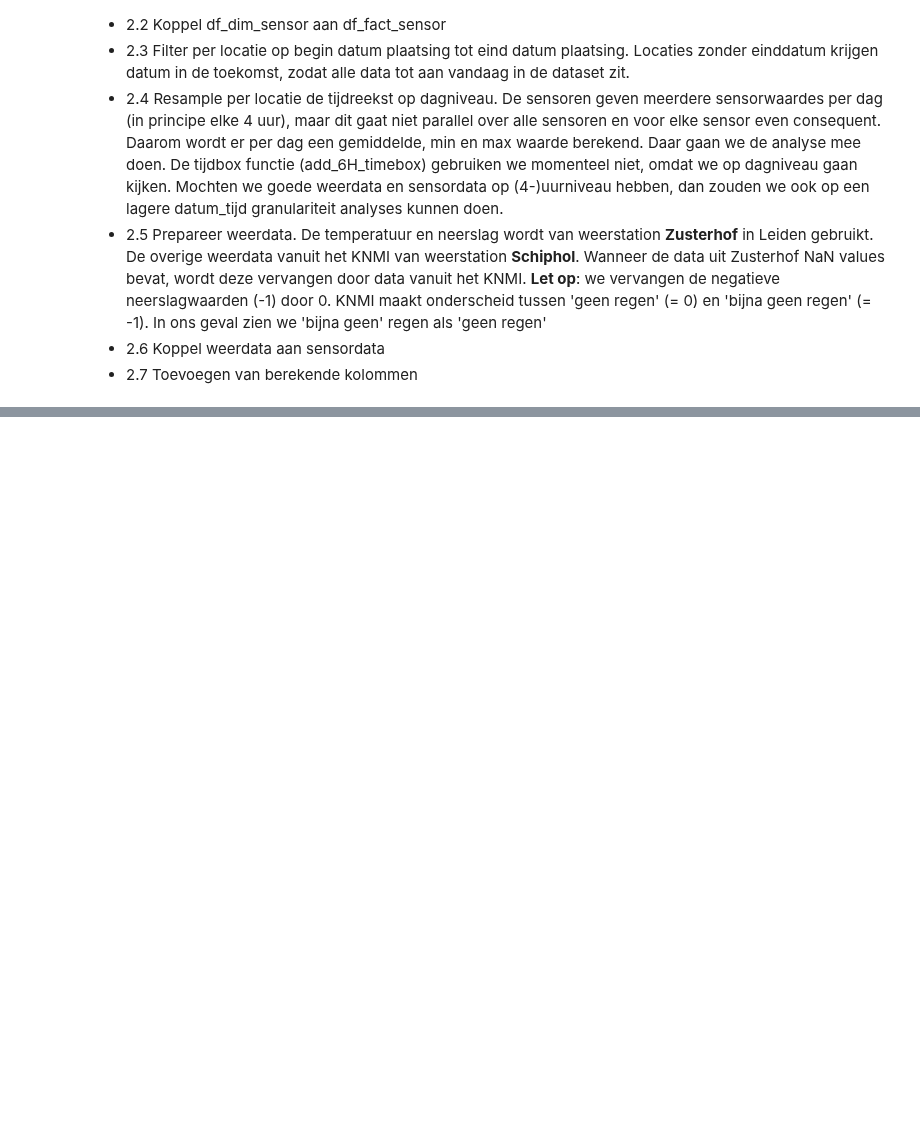
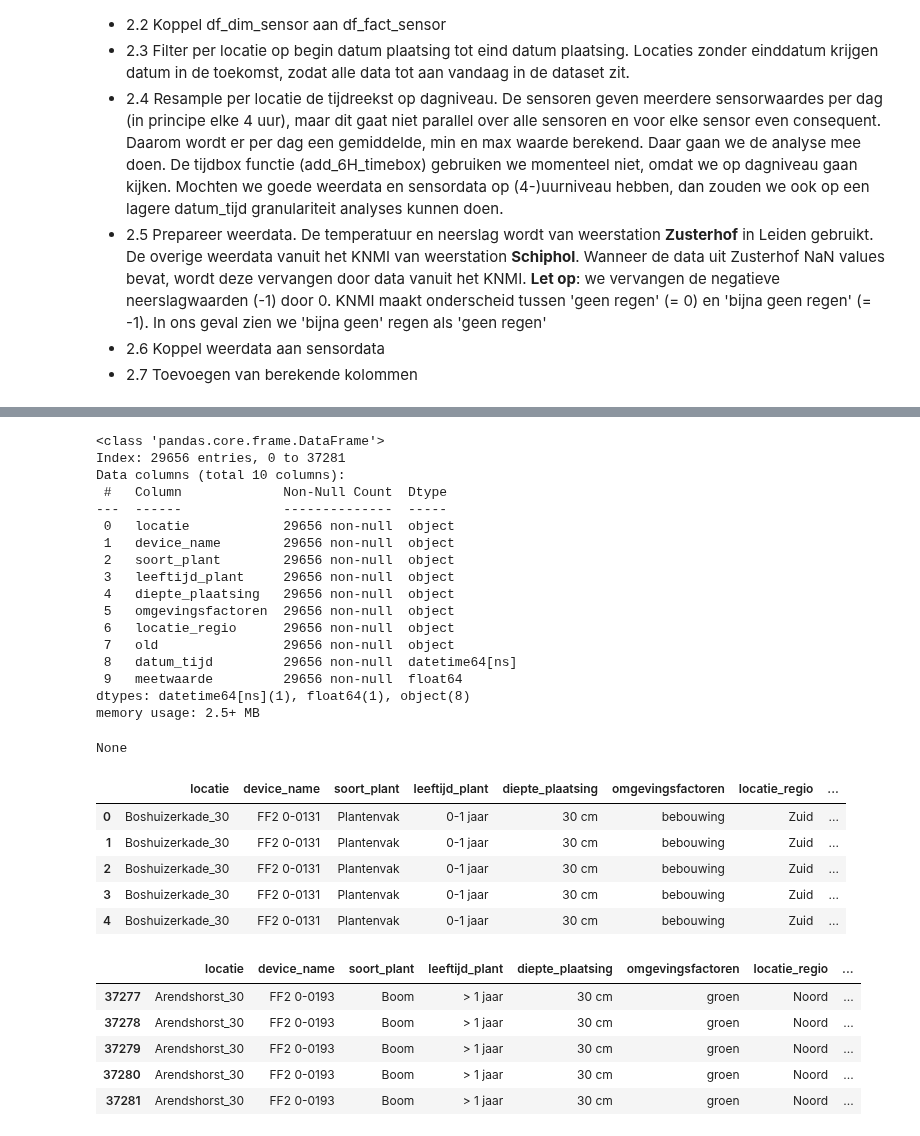
Before and after one commit to ctessels/leiden_water_in_the_cloud, a Jupyter notebook: src/sensor_data_prep.ipynb, the cells around one changed output, grey strips where cells are left out. Saved outputs shown, nothing was run; the diff lists cells and outputs as text; code cells hidden in the pictures; blank space fills up the shorter version.

Commit message:
columns in dim_sensor changed

```diff
--- a/src/sensor_data_prep.ipynb
+++ b/src/sensor_data_prep.ipynb
@@ -132,23 +243,57 @@ df = df_dim_sensor.merge(df_fact_sensor, how='left', left_on=[
 # %%
 # 2.3 Filter per locatie op begin datum plaatsing tot eind datum plaatsing.
 
 # Filter time series tussen 'datum_geplaatst' en 'datum_opgehaald'
 df = df[(df['gateway_receive_time'] > df['datum_geplaatst']) &
         (df['gateway_receive_time'] < df['datum_weggehaald'])]
-df.drop(columns=['device_id', 'datum_geplaatst',
-        'datum_weggehaald'], inplace=True)
+df.drop(columns=['device_id', 'lat','lon','coordinaat','datum_geplaatst','datum_weggehaald'], inplace=True)
 
-# Rename columns
-df.columns = ['locatie', 'device_name', 'soort_plant', 'leeftijd_plant', 'diepte_plaatsing', 'extra_omschrijving', 'locatie_regio',
-              'old', 'current_location', 'device_name_org', 'datum_tijd', 'meetwaarde']
+# # # Rename columns
+# df.columns = ['locatie', 'device_name', 'soort_plant', 'leeftijd_plant', 'diepte_plaatsing', 'extra_omschrijving', 'locatie_regio',
+#               'old', 'current_location', 'device_name_org', 'datum_tijd', 'meetwaarde']
+
+df.columns = ['locatie', 'device_name', 'soort_plant', 'leeftijd_plant',
+       'diepte_plaatsing', 'omgevingsfactoren', 'locatie_regio', 'old',
+       'datum_tijd', 'meetwaarde']
 
 # Verzamel locaties
 locaties_lst = list(df['locatie'].unique())
 
 # Inspecteer nieuwe dataset
 display(df.info(5))
 display(df.head(5))
 display(df.tail(5))
+# %% [output]
+<class 'pandas.core.frame.DataFrame'>
+Index: 29656 entries, 0 to 37281
+Data columns (total 10 columns):
+ #   Column             Non-Null Count  Dtype
+---  ------             --------------  -----
+ 0   locatie            29656 non-null  object
+ 1   device_name        29656 non-null  object
+ 2   soort_plant        29656 non-null  object
+ 3   leeftijd_plant     29656 non-null  object
+ 4   diepte_plaatsing   29656 non-null  object
+ 5   omgevingsfactoren  29656 non-null  object
+ 6   locatie_regio      29656 non-null  object
+ 7   old                29656 non-null  object
+ 8   datum_tijd         29656 non-null  datetime64[ns]
+ 9   meetwaarde         29656 non-null  float64
+dtypes: datetime64[ns](1), float64(1), object(8)
+memory usage: 2.5+ MB
+None
+|  | locatie | device_name | soort_plant | leeftijd_plant | diepte_plaatsing | omgevingsfactoren | locatie_regio | ... |
+| 0 | Boshuizerkade_30 | FF2 0-0131 | Plantenvak | 0-1 jaar | 30 cm | bebouwing | Zuid | ... |
+| 1 | Boshuizerkade_30 | FF2 0-0131 | Plantenvak | 0-1 jaar | 30 cm | bebouwing | Zuid | ... |
+| 2 | Boshuizerkade_30 | FF2 0-0131 | Plantenvak | 0-1 jaar | 30 cm | bebouwing | Zuid | ... |
+| 3 | Boshuizerkade_30 | FF2 0-0131 | Plantenvak | 0-1 jaar | 30 cm | bebouwing | Zuid | ... |
+| 4 | Boshuizerkade_30 | FF2 0-0131 | Plantenvak | 0-1 jaar | 30 cm | bebouwing | Zuid | ... |
+|  | locatie | device_name | soort_plant | leeftijd_plant | diepte_plaatsing | omgevingsfactoren | locatie_regio | ... |
+| 37277 | Arendshorst_30 | FF2 0-0193 | Boom | > 1 jaar | 30 cm | groen | Noord | ... |
+| 37278 | Arendshorst_30 | FF2 0-0193 | Boom | > 1 jaar | 30 cm | groen | Noord | ... |
+| 37279 | Arendshorst_30 | FF2 0-0193 | Boom | > 1 jaar | 30 cm | groen | Noord | ... |
+| 37280 | Arendshorst_30 | FF2 0-0193 | Boom | > 1 jaar | 30 cm | groen | Noord | ... |
+| 37281 | Arendshorst_30 | FF2 0-0193 | Boom | > 1 jaar | 30 cm | groen | Noord | ... |
 # %%
 # 2.4 Resample per locatie de tijdreekst op dagniveau.
 
```
Also changed, not shown: parts of 10 cells of this notebook, 6 other files.
